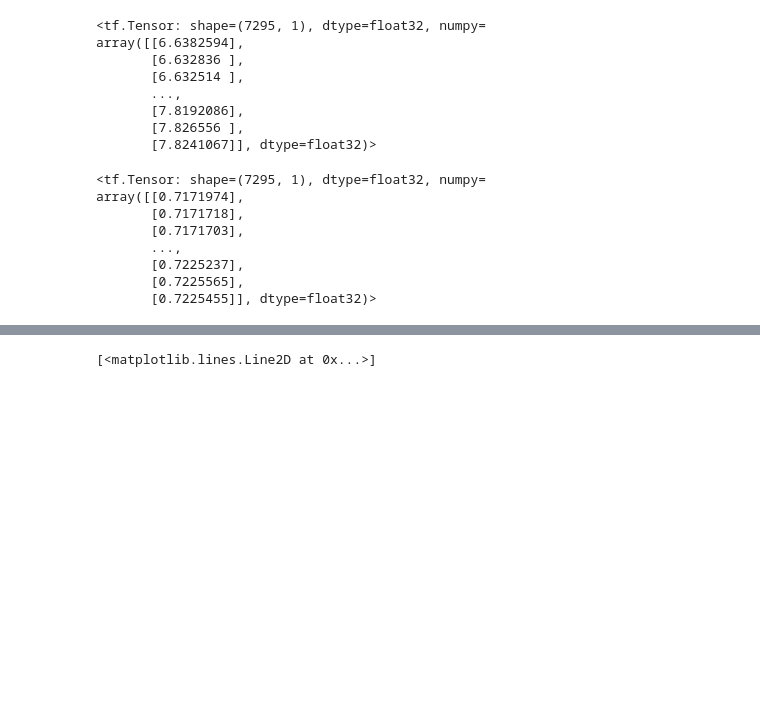
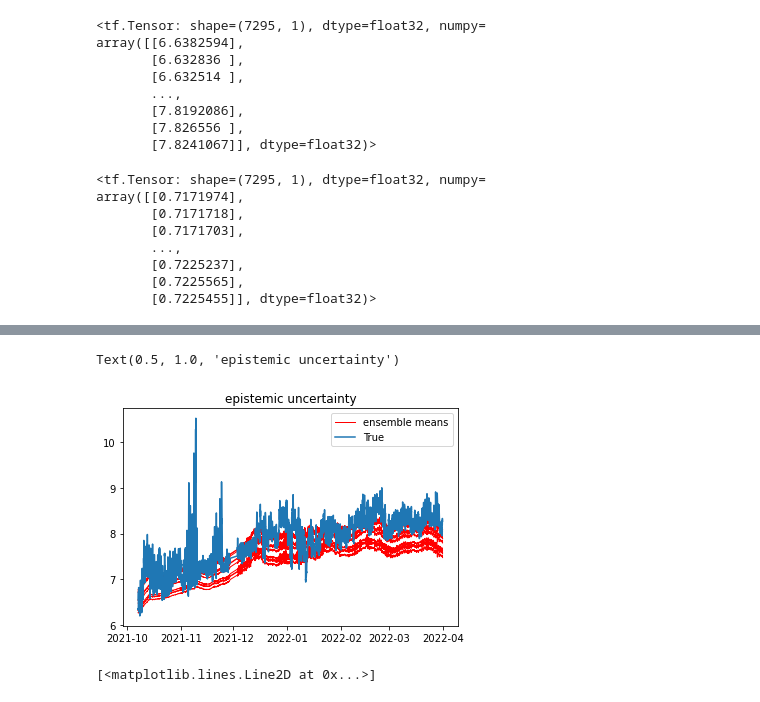
Before and after one commit to Multifaceted/Marine, a Jupyter notebook: Variational with Comments.ipynb, the cells around one changed output, grey strips where cells are left out. Cells and saved outputs as stored; diff of their text form; code cells hidden in the pictures; blank space fills up the shorter version.

```diff
--- a/Variational with Comments.ipynb
+++ b/Variational with Comments.ipynb
@@ -471,3 +518,21 @@ array([[0.7171974],
+# %%
+n_predictions = 10
+# %%
+yhats = [model(x_tst) for _ in range(n_predictions)]
+avgm = np.zeros_like(x_tst[..., 0])
+for i, yhat in enumerate(yhats):
+    m = np.squeeze(yhat.mean())
+    s = np.squeeze(yhat.stddev())
+    if i < 15:
+        plt.plot(CTD_Ossigeno_df["Time_rounded"], m, 'r', label='ensemble means' if i == 0 else None, linewidth=1.)
+
+        avgm += m
+plt.plot(CTD_Ossigeno_df["Time_rounded"], CTD_Ossigeno_df["Ossigeno(mg/l)_Ossigeno"], label="True")
+plt.legend()
+plt.title("epistemic uncertainty")
+# %% [output]
+Text(0.5, 1.0, 'epistemic uncertainty')
+[figure, added]
 # %%
 # y_pred = model(CTD_Ossigeno_df[["Temperatura(°C)_CTD", "Pressione(db)_CTD", "Ossigeno(mg/l)_CTD", "Temperatura(°C)_Ossigeno", "Pressione(db)_Ossigeno"]].to_numpy()).sample()
 plt.plot(CTD_Ossigeno_df[["Ossigeno(mg/l)_Ossigeno"]])
```
Also changed, not shown: parts of 9 cells of this notebook.
